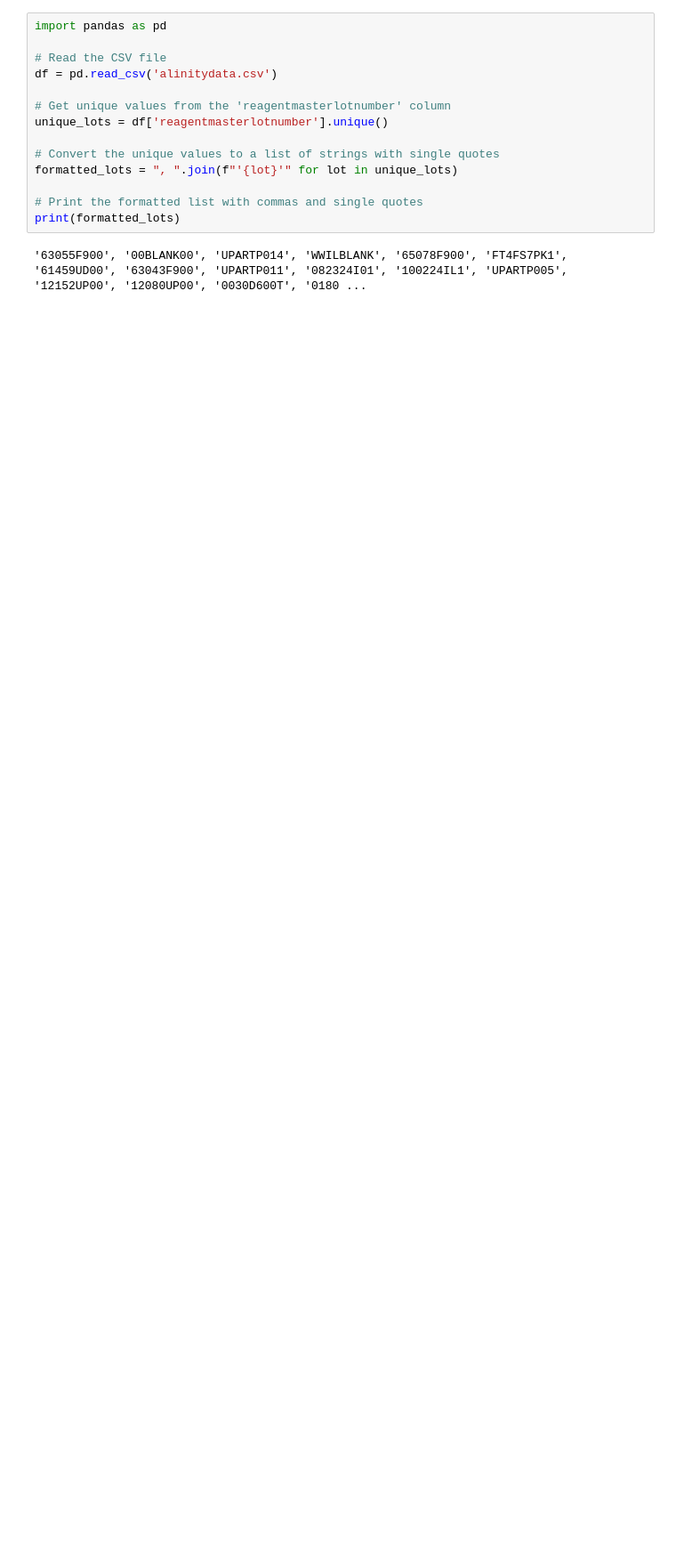
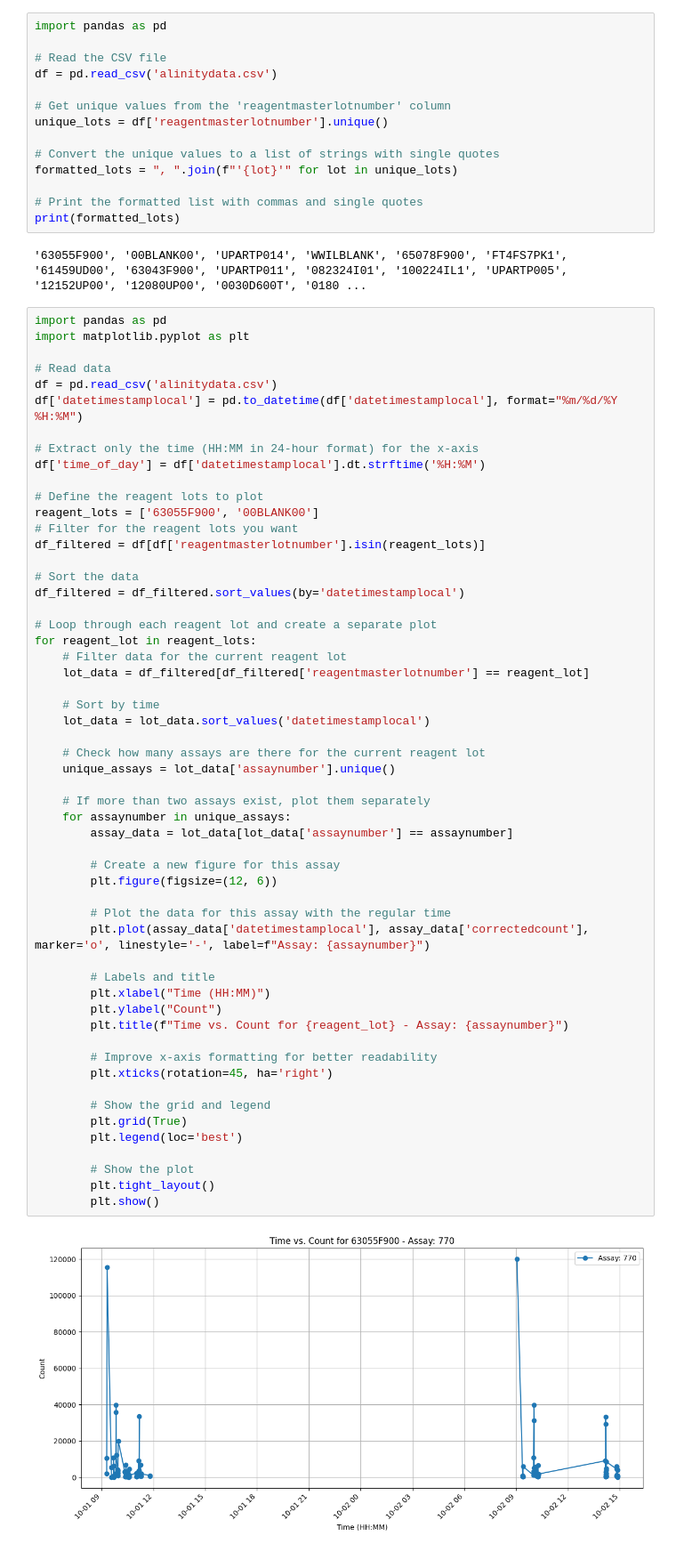
Before and after one commit to AbalusAwudu/Capstone-Project, a Jupyter notebook: every test.ipynb, the cells around one changed output. Shown at 89% size. Drawn from its saved outputs; the diff is of its cells as text; blank space fills up the shorter version.

```diff
--- a/every test.ipynb
+++ b/every test.ipynb
@@ -96,3 +96,60 @@ formatted_lots = ", ".join(f"'{lot}'" for lot in unique_lots)
 print(formatted_lots)
 # %% [output]
 '63055F900', '00BLANK00', 'UPARTP014', 'WWILBLANK', '65078F900', 'FT4FS7PK1', '61459UD00', '63043F900', 'UPARTP011', '082324I01', '100224IL1', 'UPARTP005', '12152UP00', '12080UP00', '0030D600T', '0180 ...
+# %%
+import pandas as pd
+import matplotlib.pyplot as plt
+
+# Read data
+df = pd.read_csv('alinitydata.csv')
+df['datetimestamplocal'] = pd.to_datetime(df['datetimestamplocal'], format="%m/%d/%Y %H:%M")
+
+# Extract only the time (HH:MM in 24-hour format) for the x-axis
+df['time_of_day'] = df['datetimestamplocal'].dt.strftime('%H:%M')
+
+# Define the reagent lots to plot
+reagent_lots = ['63055F900', '00BLANK00']
+# Filter for the reagent lots you want
+df_filtered = df[df['reagentmasterlotnumber'].isin(reagent_lots)]
+
+# Sort the data
+df_filtered = df_filtered.sort_values(by='datetimestamplocal')
+
+# Loop through each reagent lot and create a separate plot
+for reagent_lot in reagent_lots:
+    # Filter data for the current reagent lot
+    lot_data = df_filtered[df_filtered['reagentmasterlotnumber'] == reagent_lot]
+
+    # Sort by time
+    lot_data = lot_data.sort_values('datetimestamplocal')
+
+    # Check how many assays are there for the current reagent lot
+    unique_assays = lot_data['assaynumber'].unique()
+
+    # If more than two assays exist, plot them separately
+    for assaynumber in unique_assays:
+        assay_data = lot_data[lot_data['assaynumber'] == assaynumber]
+
+        # Create a new figure for this assay
+        plt.figure(figsize=(12, 6))
+
+        # Plot the data for this assay with the regular time
+        plt.plot(assay_data['datetimestamplocal'], assay_data['correctedcount'], marker='o', linestyle='-', label=f"Assay: {assaynumber}")
+
+        # Labels and title
+        plt.xlabel("Time (HH:MM)")
+        plt.ylabel("Count")
+        plt.title(f"Time vs. Count for {reagent_lot} - Assay: {assaynumber}")
+
+        # Improve x-axis formatting for better readability
+        plt.xticks(rotation=45, ha='right')
+
+        # Show the grid and legend
+        plt.grid(True)
+        plt.legend(loc='best')
+
+        # Show the plot
+        plt.tight_layout()
+        plt.show()
+# %% [output]
+[figure, added]
```
Also changed, not shown: parts of 2 cells of this notebook.
